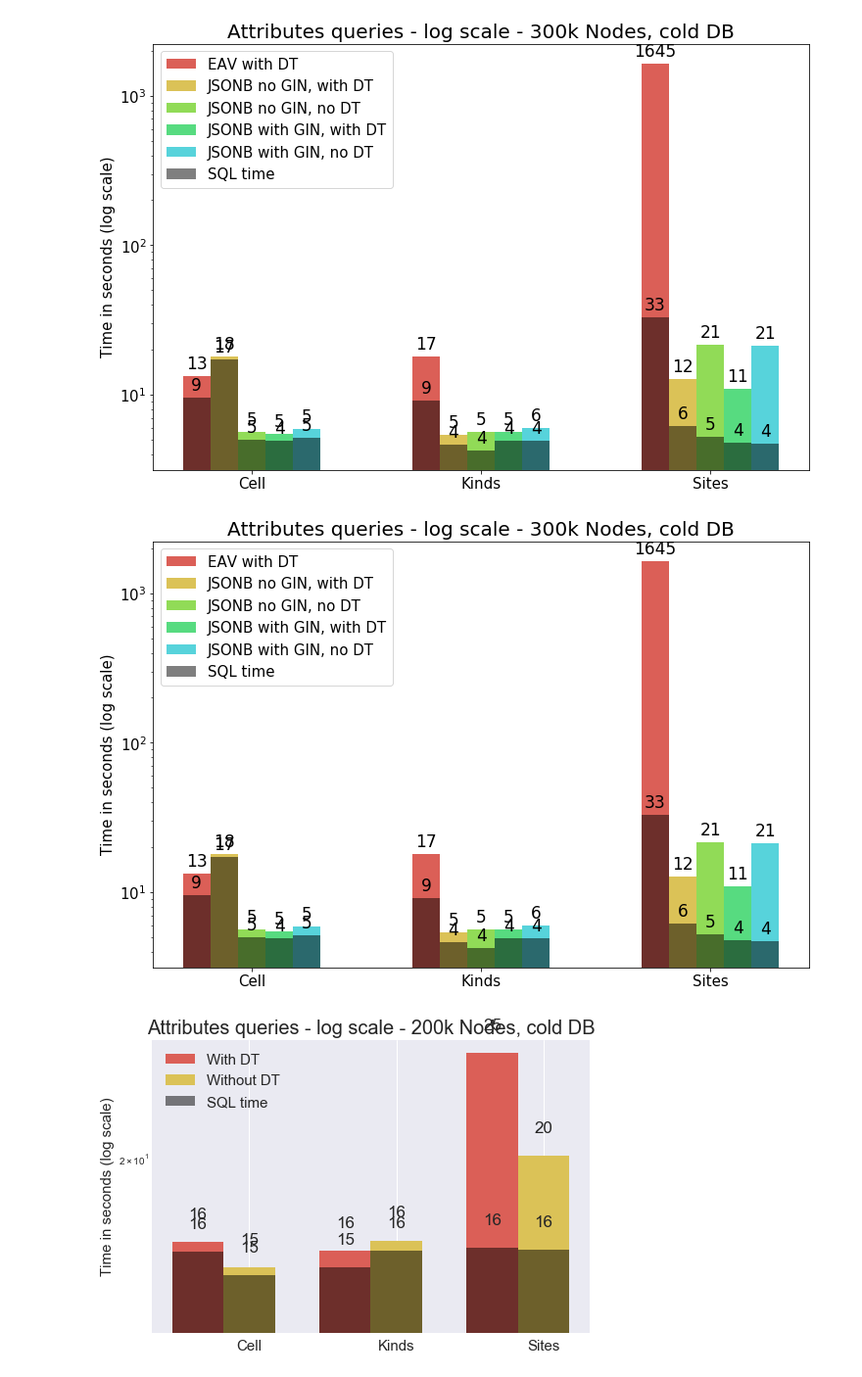
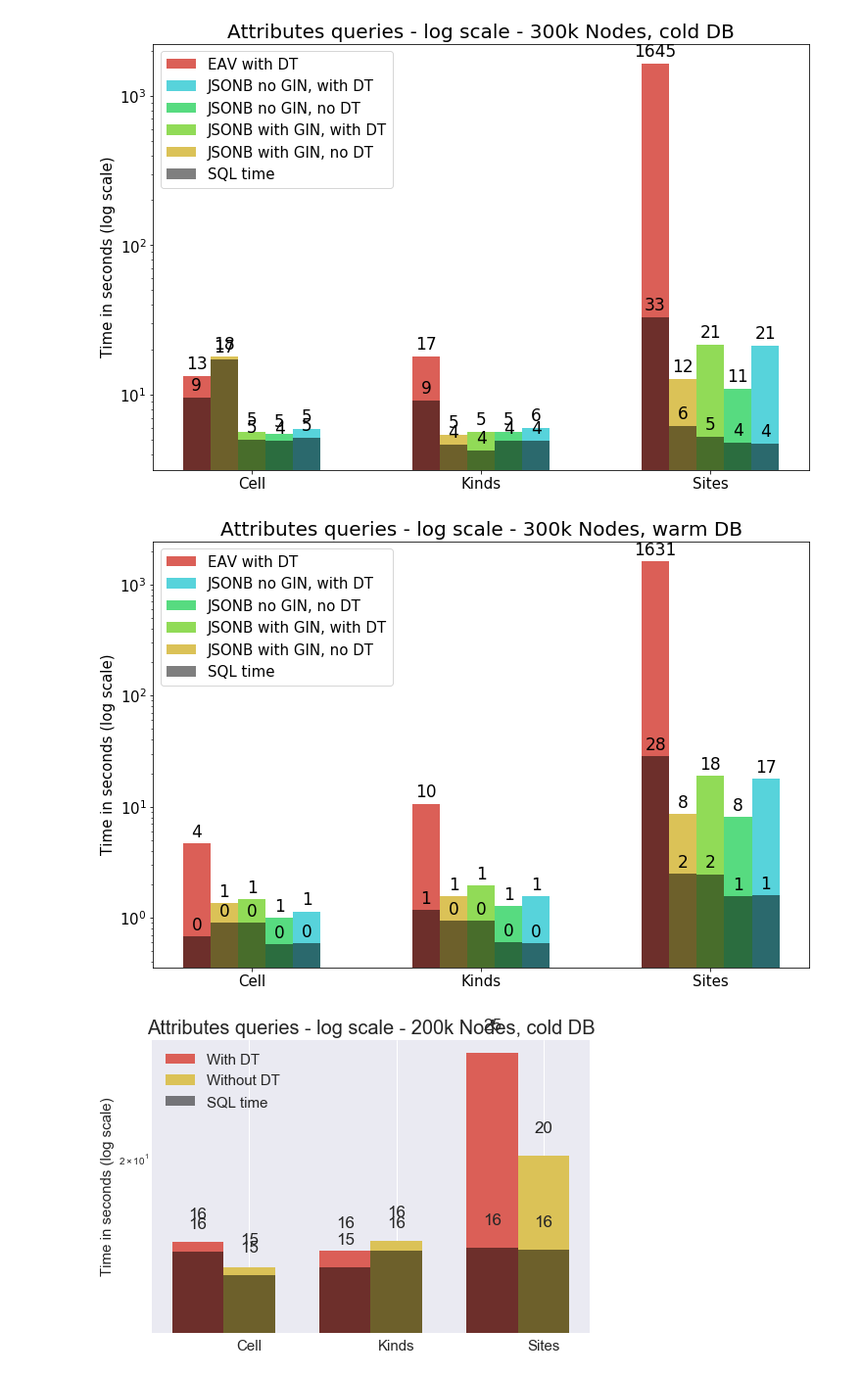
Before and after one commit to szoupanos/aiida_experiments, a Jupyter notebook: speedup_experiments/1.x_v2/graphs/graphs.ipynb, the cells around one changed output. Shown at 98% size. Saved outputs shown, nothing was run; the diff lists cells and outputs as text; code cells hidden in the pictures.

Commit message:
Adding graphs for 300k nodes - warm DB

```diff
--- a/speedup_experiments/1.x_v2/graphs/graphs.ipynb
+++ b/speedup_experiments/1.x_v2/graphs/graphs.ipynb
@@ -525,7 +527,8 @@ ax.set_xticks(ind + 2 * width)
 plt.yticks(fontsize=axis_size)
 ax.set_xticklabels(('Cell', 'Kinds', 'Sites'), fontsize=axis_size)
 
-ax.legend((rects1[0], rects2[0], rects3[0], rects4[0], rects5[0], rects1_sql[0]), (
+# ax.legend((rects1[0], rects2[0], rects3[0], rects4[0], rects5[0], rects1_sql[0]), (
+ax.legend((rects1[0], rects5[0], rects4[0], rects3[0], rects2[0], rects2_sql[0]), (
     # Order of columns
     'EAV with DT',
     'JSONB no GIN, with DT',
@@ -560,7 +563,7 @@ fig = plt.gcf()
 fig.set_size_inches(12, 8)
 plt.savefig("attr_queries_300_cold_gin_comparison.svg")
 # %% [output]
-[figure, old version]
+[figure, new version]
 # %%
 # JSON speed-up experiments performed by Spyros (repeating Jocelyn's attribute experiments)
 # With a Django database provided by Davide. It's the continuation of Mounet's database.
@@ -597,24 +600,24 @@ title_size = 20
 legent_size = 15
 
 # - speed_tests_aiida_gin_test_eav.txt
-eav_with_dt = []
-eav_with_dt_sql = []
+eav_with_dt = [4.710113049, 10.657492876, 1631.086276768]
+eav_with_dt_sql = [0.682518, 1.182852, 28.609086]
 
 # - speed_tests_aiida_gin_test_jsonb_with_gin_no_datetime.txt
-jsonb_with_gin_no_dt = []
-jsonb_with_gin_no_dt_sql = []
+jsonb_with_gin_no_dt = [1.3663520813, 1.55661010742, 8.64319300652]
+jsonb_with_gin_no_dt_sql = [0.912713, 0.947454, 2.478705]
 
 # - speed_tests_aiida_gin_test_jsonb_with_gin.txt
-jsonb_with_gin_with_dt = []
-jsonb_with_gin_with_dt_sql = []
+jsonb_with_gin_with_dt = [1.46382403374, 1.94853615761, 18.9390339851]
+jsonb_with_gin_with_dt_sql = [0.909392, 0.945375, 2.470113]
 
 # - speed_tests_aiida_gin_test_jsonb_without_gin_no_datetime.txt
-jsonb_no_gin_no_dt = []
-jsonb_no_gin_no_dt_sql = []
+jsonb_no_gin_no_dt = [1.01057386398, 1.27383708954, 8.04718399048]
+jsonb_no_gin_no_dt_sql = [0.580184, 0.601192, 1.576551]
 
 # - speed_tests_aiida_gin_test_jsonb_without_gin.txt
-jsonb_no_gin_with_dt = []
-jsonb_no_gin_with_dt_sql = []
+jsonb_no_gin_with_dt = [1.14373803139, 1.57724094391, 17.9988040924]
+jsonb_no_gin_with_dt_sql = [0.593752, 0.595254, 1.584583]
 
 indices = ("cell", "kinds", "sites")
 
@@ -642,7 +645,8 @@ ax.set_xticks(ind + 2 * width)
 plt.yticks(fontsize=axis_size)
 ax.set_xticklabels(('Cell', 'Kinds', 'Sites'), fontsize=axis_size)
 
-ax.legend((rects1[0], rects2[0], rects3[0], rects4[0], rects5[0], rects1_sql[0]), (
+# ax.legend((rects1[0], rects2[0], rects3[0], rects4[0], rects5[0], rects1_sql[0]), (
+ax.legend((rects1[0], rects5[0], rects4[0], rects3[0], rects2[0], rects2_sql[0]), (
     # Order of columns
     'EAV with DT',
     'JSONB no GIN, with DT',
@@ -650,34 +654,34 @@ ax.legend((rects1[0], rects2[0], rects3[0], rects4[0], rects5[0], rects1_sql[0])
     'JSONB with GIN, with DT',
     'JSONB with GIN, no DT',
     'SQL time'
 ),
 fontsize=legent_size, loc="upper left")
 
 def autolabel(rects):
     # attach some text labels
     for rect in rects:
         height = rect.get_height()
         ax.text(rect.get_x() + rect.get_width()/2., 1.05*height,
                 '%d' % int(height),
                 ha='center', va='bottom', fontsize=val_size)
 
 autolabel(rects1)
 autolabel(rects1_sql)
 autolabel(rects2)
 autolabel(rects2_sql)
 autolabel(rects3)
 autolabel(rects3_sql)
 autolabel(rects4)
 autolabel(rects4_sql)
 autolabel(rects5)
 autolabel(rects5_sql)
 
 # Set the size of the figure
 fig = plt.gcf()
 fig.set_size_inches(12, 8)
 plt.savefig("attr_queries_300_warm_gin_comparison.svg")
 # %% [output]
-[figure, old version]
+[figure, new version]
 # %%
 # JSON speed-up experiments performed by Spyros (repeating Jocelyn's attribute experiments)
 # With a Django database provided by Davide. It's the continuation of Mounet's database.
```
Also changed, not shown: parts of 4 cells of this notebook, 5 other files.
